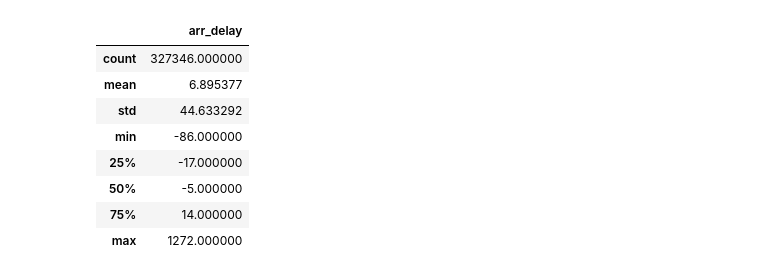
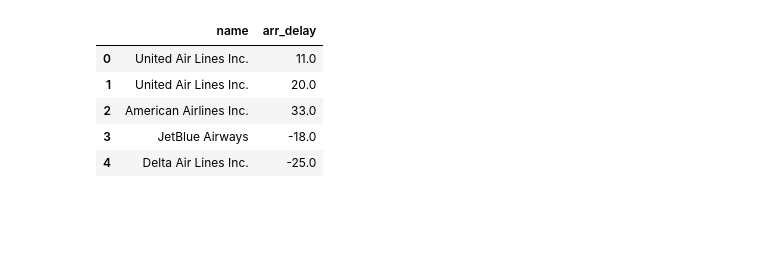
Before and after one commit to SmartDataProject/bokehplots, a Jupyter notebook: bokehplot_withoutbokehserver_flights.ipynb, the cells around one changed output. Saved outputs shown, nothing was run; the diff lists cells and outputs as text; code cells hidden in the pictures; blank space fills up the shorter version.

Commit message:
Add files via upload
add optional active legend plot and summary table

```diff
--- a/bokehplot_withoutbokehserver_flights.ipynb
+++ b/bokehplot_withoutbokehserver_flights.ipynb
@@ -19,22 +19,19 @@ from bokeh.palettes import Category20_16
 # %%
 ### this is to plot without using bokeh server
 flights = pd.read_csv("flights.csv")
 feat_plot = "arr_delay" ##change to fps_stability
 group_name = "name" ##change to "model_name"
 
 df = flights.loc[:,[group_name, feat_plot]]
 df = df.dropna()
-df.describe()
+df.head()
 # %% [output]
-|  | arr_delay |
-| count | 327346.000000 |
-| mean | 6.895377 |
-| std | 44.633292 |
-| min | -86.000000 |
-| 25% | -17.000000 |
-| 50% | -5.000000 |
-| 75% | 14.000000 |
-| max | 1272.000000 |
+|  | name | arr_delay |
+| 0 | United Air Lines Inc. | 11.0 |
+| 1 | United Air Lines Inc. | 20.0 |
+| 2 | American Airlines Inc. | 33.0 |
+| 3 | JetBlue Airways | -18.0 |
+| 4 | Delta Air Lines Inc. | -25.0 |
 # %%
 def plot_density_onegame(df, name, feat_plot):
 
```
Also changed, not shown: parts of 16 cells of this notebook.
